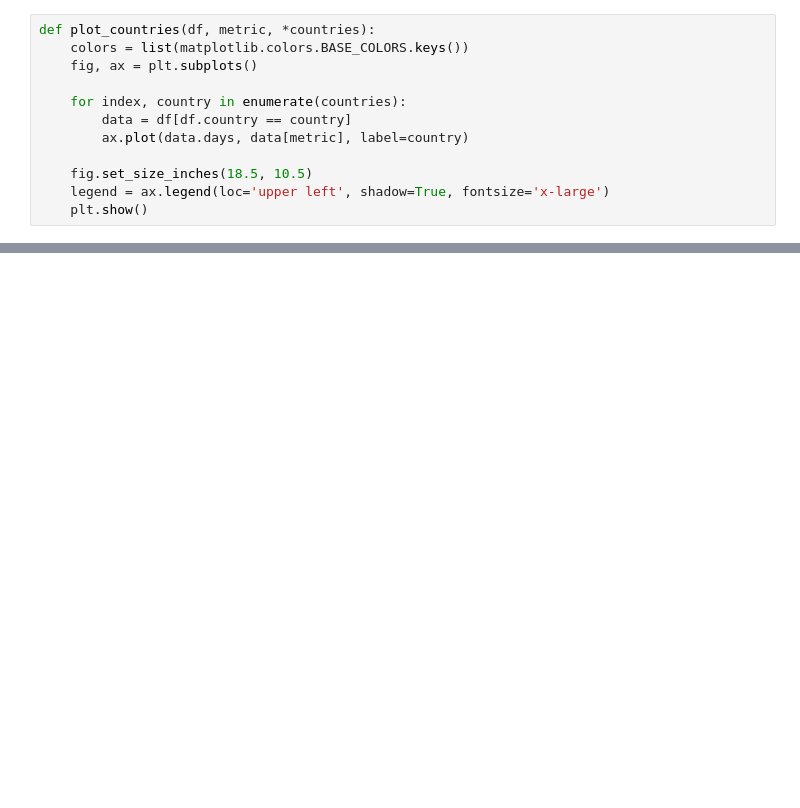
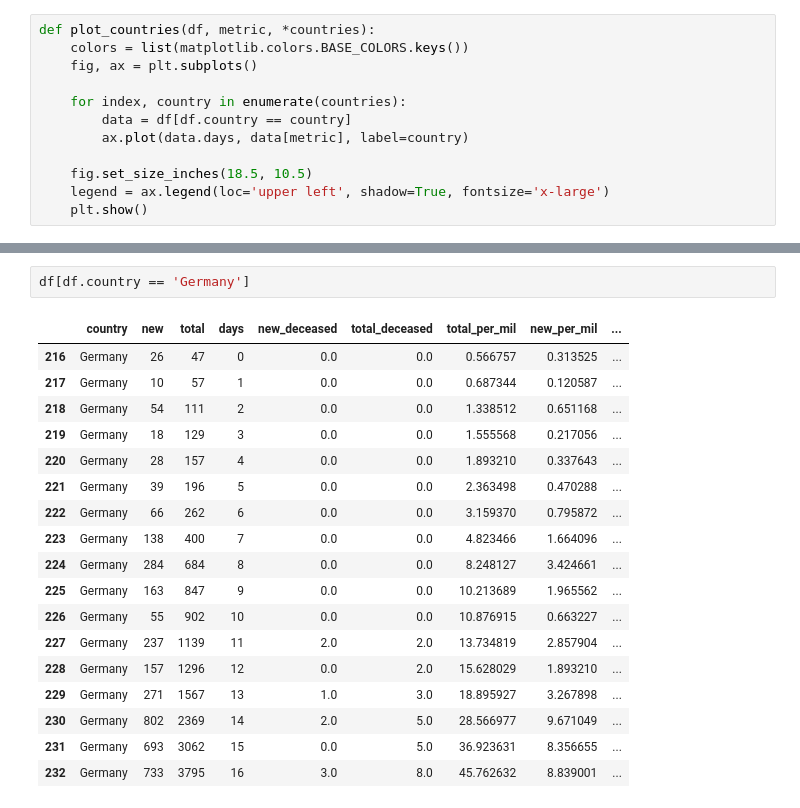
Before and after one commit to terkalma/coviddata, a Jupyter notebook: main.ipynb, the cells around one changed output, grey strips where cells are left out. Saved outputs shown, nothing was run; the diff lists cells and outputs as text; blank space fills up the shorter version.

```diff
--- a/main.ipynb
+++ b/main.ipynb
@@ -86,0 +144,21 @@ plot_countries(df, 'total', 'Italy', 'Spain', 'Romania')
+# %%
+df[df.country == 'Germany']
+# %% [output]
+|  | country | new | total | days | new_deceased | total_deceased | total_per_mil | new_per_mil | ... |
+| 216 | Germany | 26 | 47 | 0 | 0.0 | 0.0 | 0.566757 | 0.313525 | ... |
+| 217 | Germany | 10 | 57 | 1 | 0.0 | 0.0 | 0.687344 | 0.120587 | ... |
+| 218 | Germany | 54 | 111 | 2 | 0.0 | 0.0 | 1.338512 | 0.651168 | ... |
+| 219 | Germany | 18 | 129 | 3 | 0.0 | 0.0 | 1.555568 | 0.217056 | ... |
+| 220 | Germany | 28 | 157 | 4 | 0.0 | 0.0 | 1.893210 | 0.337643 | ... |
+| 221 | Germany | 39 | 196 | 5 | 0.0 | 0.0 | 2.363498 | 0.470288 | ... |
+| 222 | Germany | 66 | 262 | 6 | 0.0 | 0.0 | 3.159370 | 0.795872 | ... |
+| 223 | Germany | 138 | 400 | 7 | 0.0 | 0.0 | 4.823466 | 1.664096 | ... |
+| 224 | Germany | 284 | 684 | 8 | 0.0 | 0.0 | 8.248127 | 3.424661 | ... |
+| 225 | Germany | 163 | 847 | 9 | 0.0 | 0.0 | 10.213689 | 1.965562 | ... |
+| 226 | Germany | 55 | 902 | 10 | 0.0 | 0.0 | 10.876915 | 0.663227 | ... |
+| 227 | Germany | 237 | 1139 | 11 | 2.0 | 2.0 | 13.734819 | 2.857904 | ... |
+| 228 | Germany | 157 | 1296 | 12 | 0.0 | 2.0 | 15.628029 | 1.893210 | ... |
+| 229 | Germany | 271 | 1567 | 13 | 1.0 | 3.0 | 18.895927 | 3.267898 | ... |
+| 230 | Germany | 802 | 2369 | 14 | 2.0 | 5.0 | 28.566977 | 9.671049 | ... |
+| 231 | Germany | 693 | 3062 | 15 | 0.0 | 5.0 | 36.923631 | 8.356655 | ... |
+| 232 | Germany | 733 | 3795 | 16 | 3.0 | 8.0 | 45.762632 | 8.839001 | ... |
```
Also changed, not shown: parts of 9 cells of this notebook, 4 other files.
